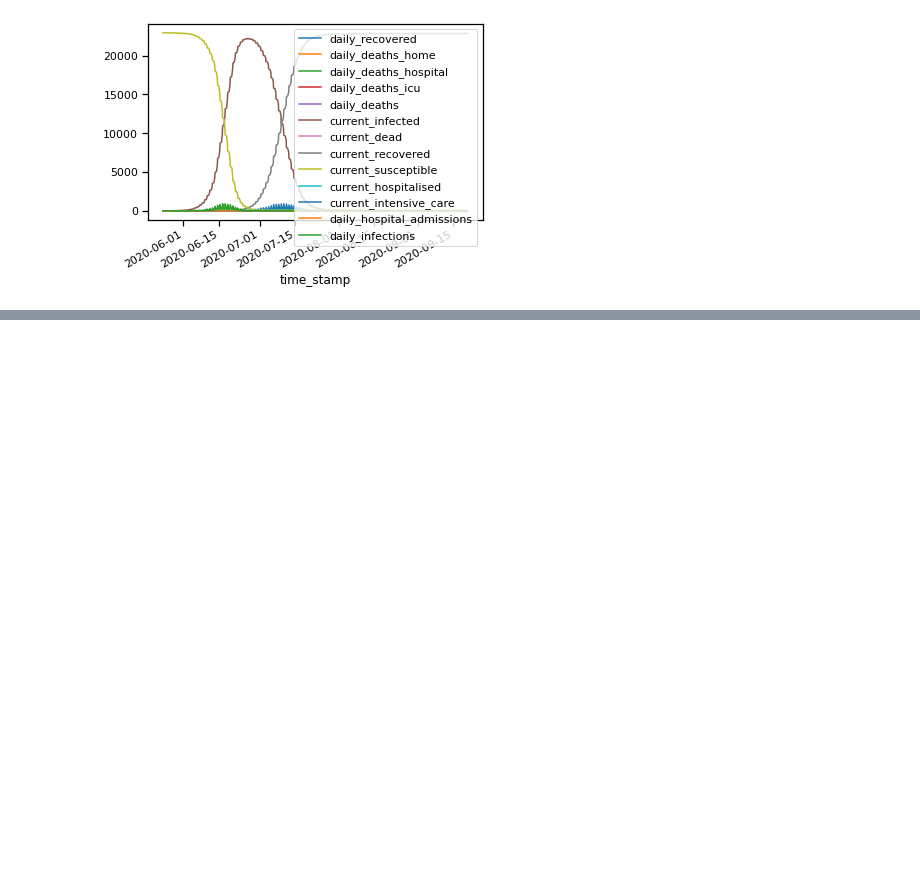
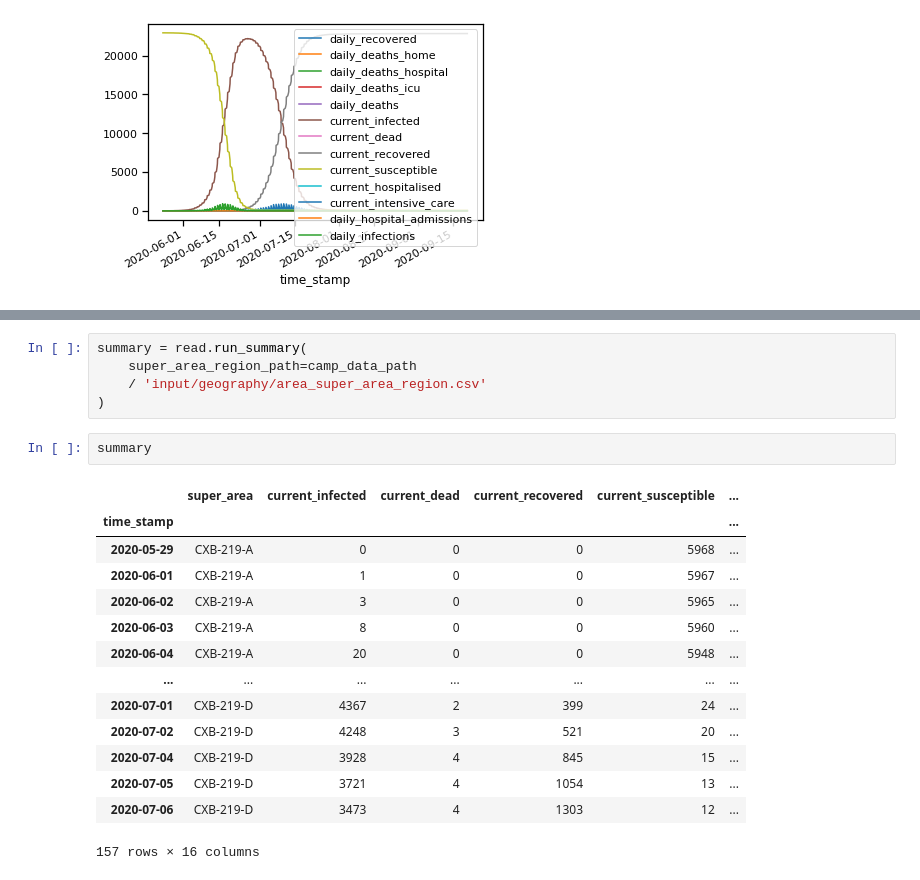
Before and after one commit to UNGlobalPulse/UNGP-settlement-modelling, a Jupyter notebook: Notebooks/quickstart camp.ipynb, the cells around one changed output, grey strips where cells are left out. Drawn from its saved outputs; the diff is of its cells as text; blank space fills up the shorter version.

```diff
--- a/Notebooks/quickstart camp.ipynb
+++ b/Notebooks/quickstart camp.ipynb
@@ -386,0 +417,22 @@ plt.legend()
+# %%
+summary = read.run_summary(
+    super_area_region_path=camp_data_path
+    / 'input/geography/area_super_area_region.csv'
+)
+# %%
+summary
+# %% [output]
+|  | super_area | current_infected | current_dead | current_recovered | current_susceptible | ... |
+| time_stamp |  |  |  |  |  | ... |
+| 2020-05-29 | CXB-219-A | 0 | 0 | 0 | 5968 | ... |
+| 2020-06-01 | CXB-219-A | 1 | 0 | 0 | 5967 | ... |
+| 2020-06-02 | CXB-219-A | 3 | 0 | 0 | 5965 | ... |
+| 2020-06-03 | CXB-219-A | 8 | 0 | 0 | 5960 | ... |
+| 2020-06-04 | CXB-219-A | 20 | 0 | 0 | 5948 | ... |
+| ... | ... | ... | ... | ... | ... | ... |
+| 2020-07-01 | CXB-219-D | 4367 | 2 | 399 | 24 | ... |
+| 2020-07-02 | CXB-219-D | 4248 | 3 | 521 | 20 | ... |
+| 2020-07-04 | CXB-219-D | 3928 | 4 | 845 | 15 | ... |
+| 2020-07-05 | CXB-219-D | 3721 | 4 | 1054 | 13 | ... |
+| 2020-07-06 | CXB-219-D | 3473 | 4 | 1303 | 12 | ... |
+157 rows × 16 columns
```
Also changed, not shown: parts of 5 cells of this notebook, 1 other file.
